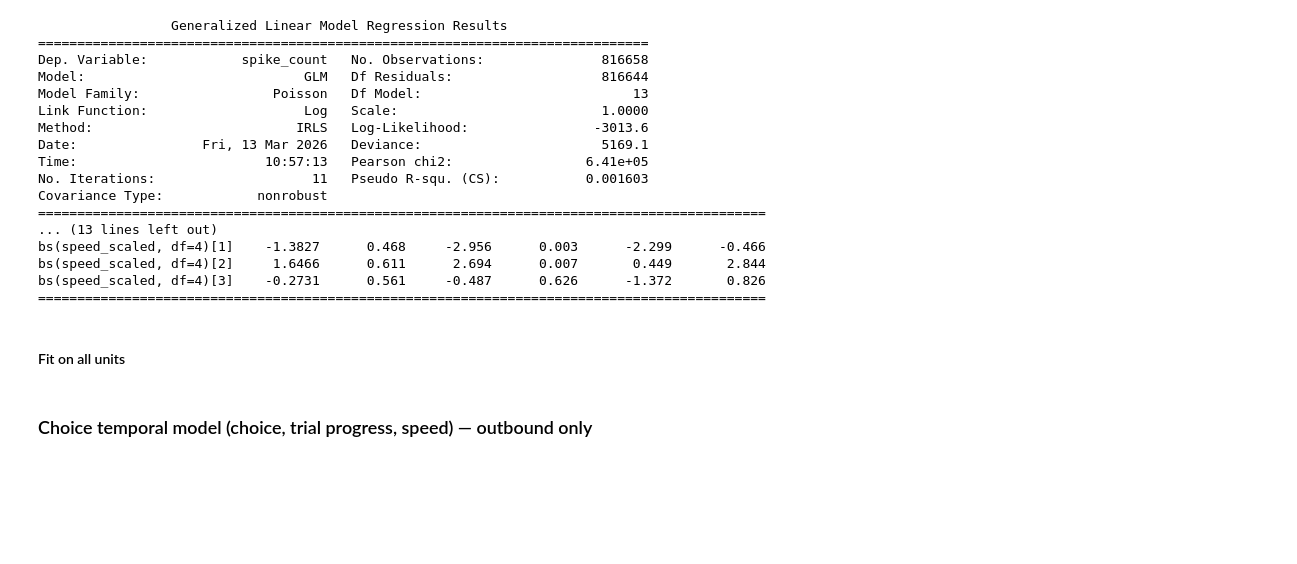
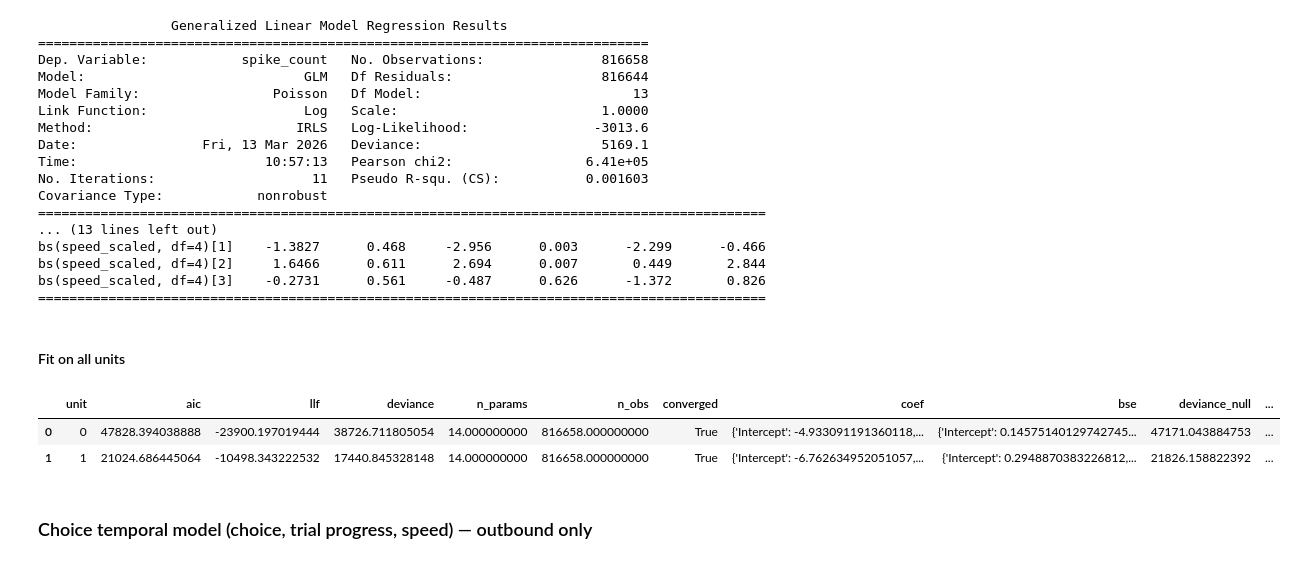
Before and after one commit to anirudh073/pfc-movement-analysis, a Jupyter notebook: notebooks/encoding.ipynb, the cells around one changed output. Cells and saved outputs as stored; diff of their text form; code cells hidden in the pictures; blank space fills up the shorter version.

```diff
--- a/notebooks/encoding.ipynb
+++ b/notebooks/encoding.ipynb
@@ -1259,7 +1308,14 @@ bs(speed_scaled, df=4)[3]    -0.2731      0.561     -0.487      0.626      -1.37
 # %%
 # choice_full_model_all = fit_glm_all_units(choice_full_formula, cov_df_out_common, spike_counts_out_common, unit_ids)
 # choice_full_model_all["model"] = "choice_full_model"
 # choice_full_model_all.to_csv(f"{base_dir}/analysis/choice_full_model_all.csv")
+
+choice_full_model_all = pd.read_csv(f"{base_dir}/analysis/choice_full_model_all.csv", index_col = 0)
+choice_full_model_all.head(2)
+# %% [output]
+|  | unit | aic | llf | deviance | n_params | n_obs | converged | coef | bse | deviance_null | ... |
+| 0 | 0 | 47828.394038888 | -23900.197019444 | 38726.711805054 | 14.000000000 | 816658.000000000 | True | {'Intercept': -4.933091191360118,... | {'Intercept': 0.14575140129742745... | 47171.043884753 | ... |
+| 1 | 1 | 21024.686445064 | -10498.343222532 | 17440.845328148 | 14.000000000 | 816658.000000000 | True | {'Intercept': -6.762634952051057,... | {'Intercept': 0.2948870383226812,... | 21826.158822392 | ... |
 # %% [markdown]
 ### Choice temporal model (choice, trial progress, speed) — outbound only
 # %% [markdown]
```
Also changed, not shown: parts of 21 cells of this notebook, 1 other file.
